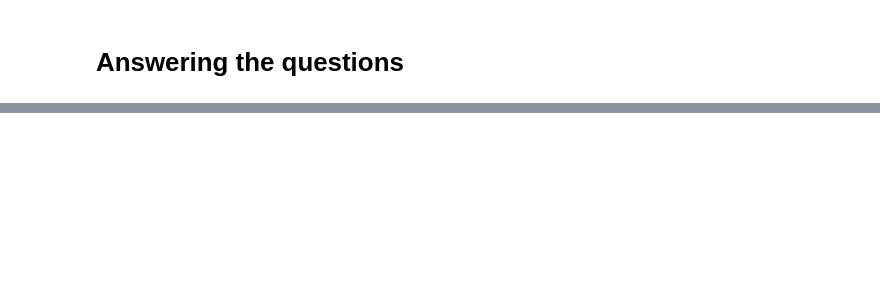
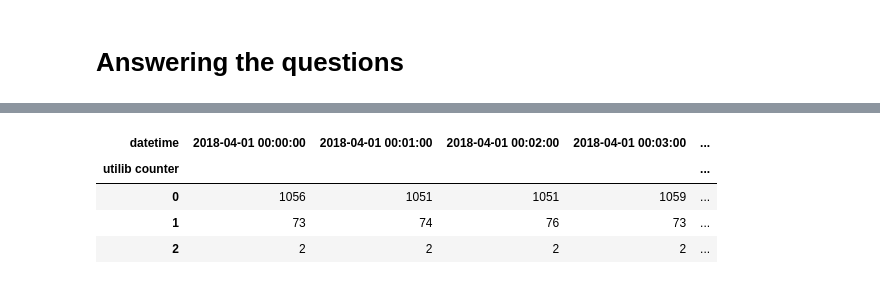
Before and after one commit to victoriousvictor42/cars, a Jupyter notebook: W4_python_IP.ipynb, the cells around one changed output, grey strips where cells are left out. Saved outputs shown, nothing was run; the diff lists cells and outputs as text; code cells hidden in the pictures; blank space fills up the shorter version.

```diff
--- a/W4_python_IP.ipynb
+++ b/W4_python_IP.ipynb
@@ -273,2 +273,11 @@ KeyError: ignored
 # %%
 # Do the results change if you consider Utilib and Utilib 1.4 instead of Bluecars?
+df.pivot_table('cars', ['utilib counter'], 'datetime',aggfunc='count',fill_value=0)
+
+# Answer: Yes, they do change.
+# %% [output]
+| datetime | 2018-04-01 00:00:00 | 2018-04-01 00:01:00 | 2018-04-01 00:02:00 | 2018-04-01 00:03:00 | ... |
+| utilib counter |  |  |  |  | ... |
+| 0 | 1056 | 1051 | 1051 | 1059 | ... |
+| 1 | 73 | 74 | 76 | 73 | ... |
+| 2 | 2 | 2 | 2 | 2 | ... |
```
Also changed, not shown: parts of 10 cells of this notebook.
